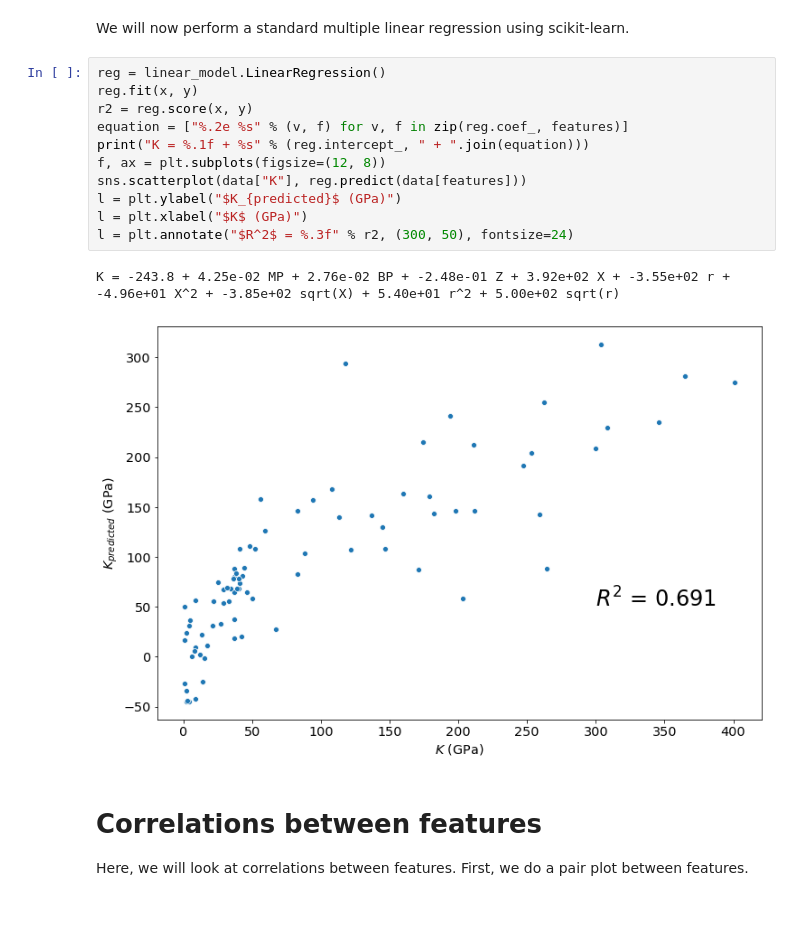
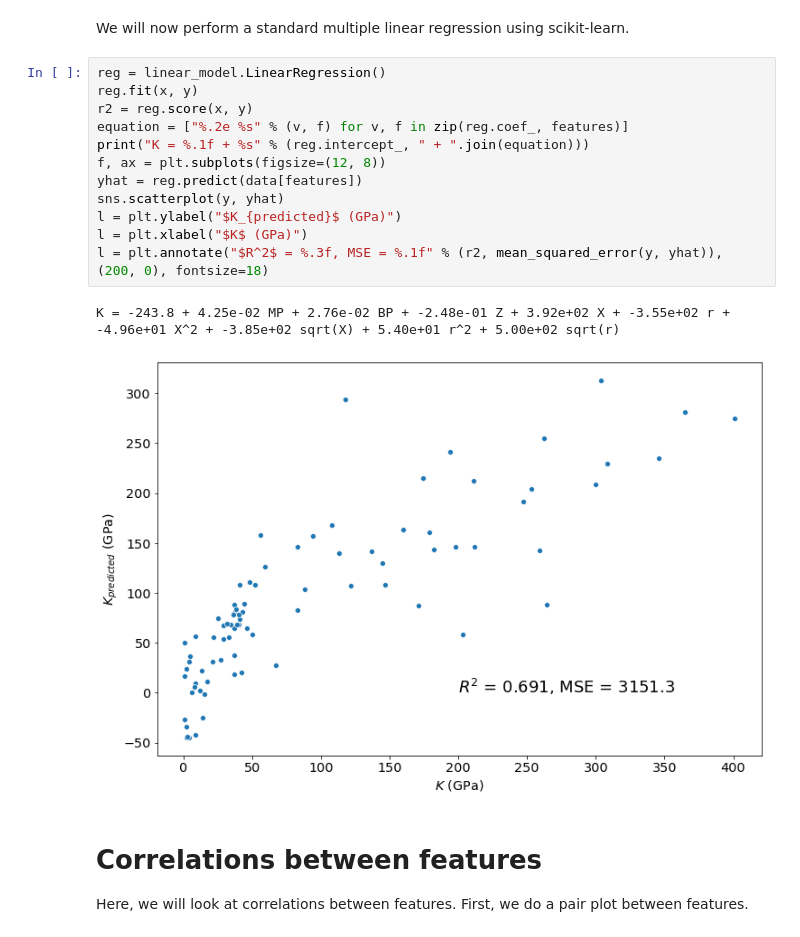
Before and after one commit to materialsvirtuallab/nano281, a Jupyter notebook: lectures/Lecture 2 - Linear methods.ipynb, the cells around one changed output. Drawn from its saved outputs; the diff is of its cells as text.

```diff
--- a/lectures/Lecture 2 - Linear methods.ipynb
+++ b/lectures/Lecture 2 - Linear methods.ipynb
@@ -84,17 +87,18 @@ We will now perform a standard multiple linear regression using scikit-learn.
 # %%
 reg = linear_model.LinearRegression()
 reg.fit(x, y)
 r2 = reg.score(x, y)
 equation = ["%.2e %s" % (v, f) for v, f in zip(reg.coef_, features)]
 print("K = %.1f + %s" % (reg.intercept_, " + ".join(equation)))
 f, ax = plt.subplots(figsize=(12, 8))
-sns.scatterplot(data["K"], reg.predict(data[features]))
+yhat = reg.predict(data[features])
+sns.scatterplot(y, yhat)
 l = plt.ylabel("$K_{predicted}$ (GPa)")
 l = plt.xlabel("$K$ (GPa)")
-l = plt.annotate("$R^2$ = %.3f" % r2, (300, 50), fontsize=24)
+l = plt.annotate("$R^2$ = %.3f, MSE = %.1f" % (r2, mean_squared_error(y, yhat)), (200, 0), fontsize=18)
 # %% [output]
 K = -243.8 + 4.25e-02 MP + 2.76e-02 BP + -2.48e-01 Z + 3.92e+02 X + -3.55e+02 r + -4.96e+01 X^2 + -3.85e+02 sqrt(X) + 5.40e+01 r^2 + 5.00e+02 sqrt(r)
-[figure, old version]
+[figure, new version]
 # %% [markdown]
 # Correlations between features
 
```
Also changed, not shown: parts of 7 cells of this notebook.
